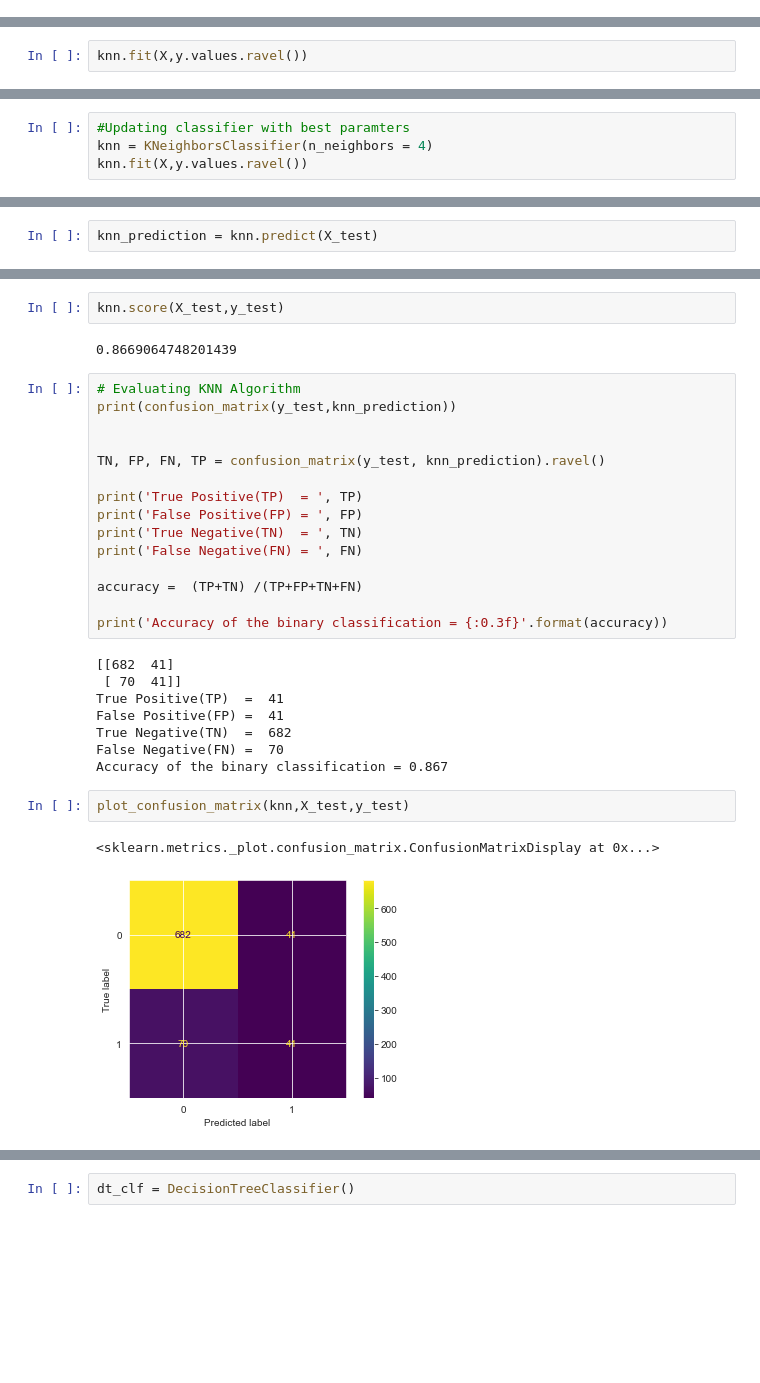
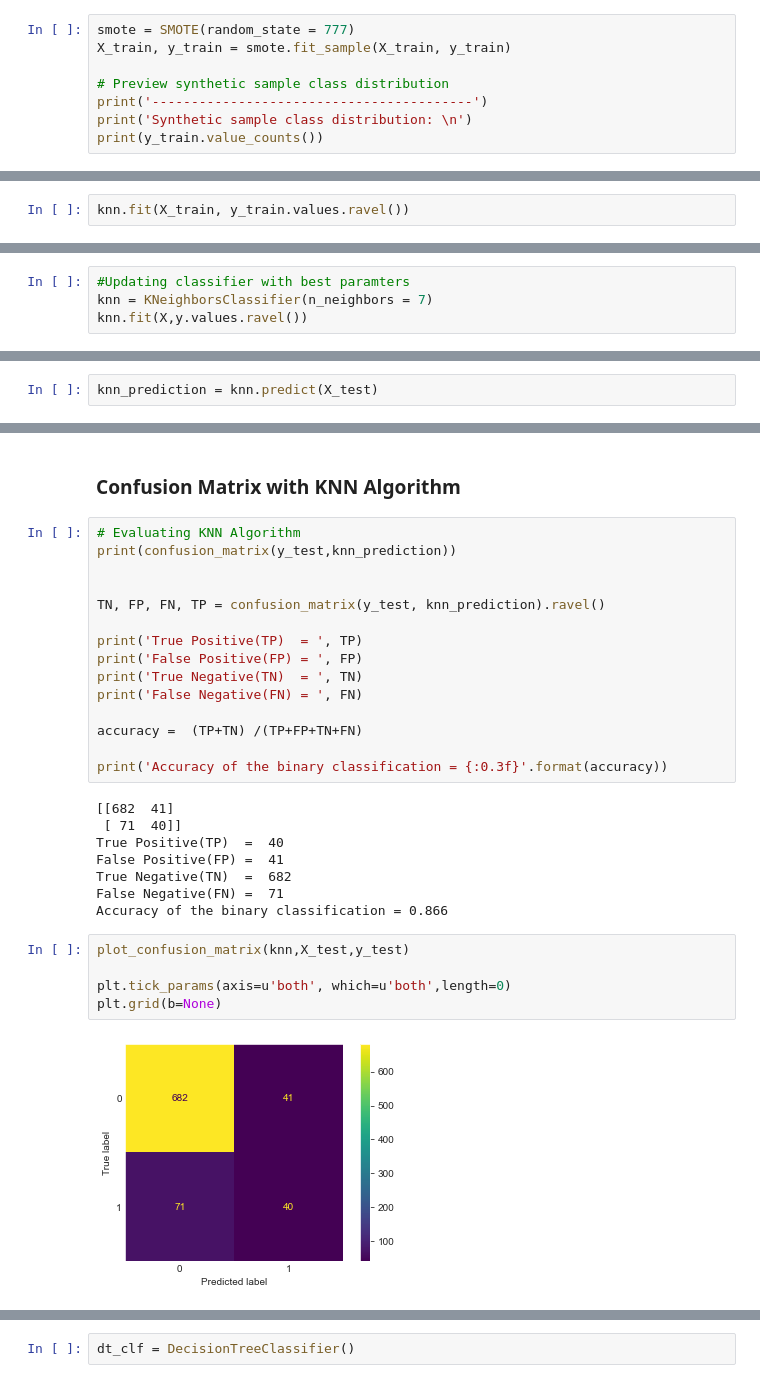
Before and after one commit to carlos-marin1742/dsc-phase-3-project, a Jupyter notebook: Phase 3 Project.ipynb, the cells around one changed output, grey strips where cells are left out. Drawn from its saved outputs; the diff is of its cells as text; blank space fills up the shorter version.

```diff
--- a/Phase 3 Project.ipynb
+++ b/Phase 3 Project.ipynb
@@ -227,0 +304,8 @@ X_train, X_test, y_train, y_test = train_test_split(X, y, test_size = 0.25, rand
+# %%
+smote = SMOTE(random_state = 777)
+X_train, y_train = smote.fit_sample(X_train, y_train)
+
+# Preview synthetic sample class distribution
+print('-----------------------------------------')
+print('Synthetic sample class distribution: \n')
+print(y_train.value_counts())
@@ -364,7 +524,7 @@ knn_grid = {
 # %%
 knn = GridSearchCV(knn_clf, knn_grid, scoring = 'accuracy', cv = 3 )
 # %%
-knn.fit(X,y.values.ravel())
+knn.fit(X_train, y_train.values.ravel())
 # %% [output]
 GridSearchCV(cv=3, estimator=KNeighborsClassifier(),
              param_grid={'n_neighbors': [1, 2, 3, 4, 5, 6, 7, 8]},
@@ -376,5 +536,5 @@ knn.best_params_
 # %%
 #Updating classifier with best paramters
-knn = KNeighborsClassifier(n_neighbors = 4)
+knn = KNeighborsClassifier(n_neighbors = 7)
 knn.fit(X,y.values.ravel())
 # %% [output]
@@ -404,7 +544,5 @@ Prediction: [1 0 0 0 0 0 1 0 0 0 0 0 0 0 0 0 1 1 0 0 0 0 0 1 0 0 0 0 0 1 0 0 0 0
-# %%
-knn.score(X_test,y_test)
-# %% [output]
-0.8669064748201439
+# %% [markdown]
+### Confusion Matrix with KNN Algorithm
 # %%
 # Evaluating KNN Algorithm
 print(confusion_matrix(y_test,knn_prediction))
@@ -422,14 +560,16 @@ accuracy =  (TP+TN) /(TP+FP+TN+FN)
 print('Accuracy of the binary classification = {:0.3f}'.format(accuracy))
 # %% [output]
 [[682  41]
- [ 70  41]]
-True Positive(TP)  =  41
+ [ 71  40]]
+True Positive(TP)  =  40
 False Positive(FP) =  41
 True Negative(TN)  =  682
-False Negative(FN) =  70
-Accuracy of the binary classification = 0.867
+False Negative(FN) =  71
+Accuracy of the binary classification = 0.866
 # %%
 plot_confusion_matrix(knn,X_test,y_test)
+
+plt.tick_params(axis=u'both', which=u'both',length=0)
+plt.grid(b=None)
 # %% [output]
-<sklearn.metrics._plot.confusion_matrix.ConfusionMatrixDisplay at 0x...>
-[figure, old version]
+[figure, new version]
```
Also changed, not shown: parts of 92 cells of this notebook, 7 other files.
